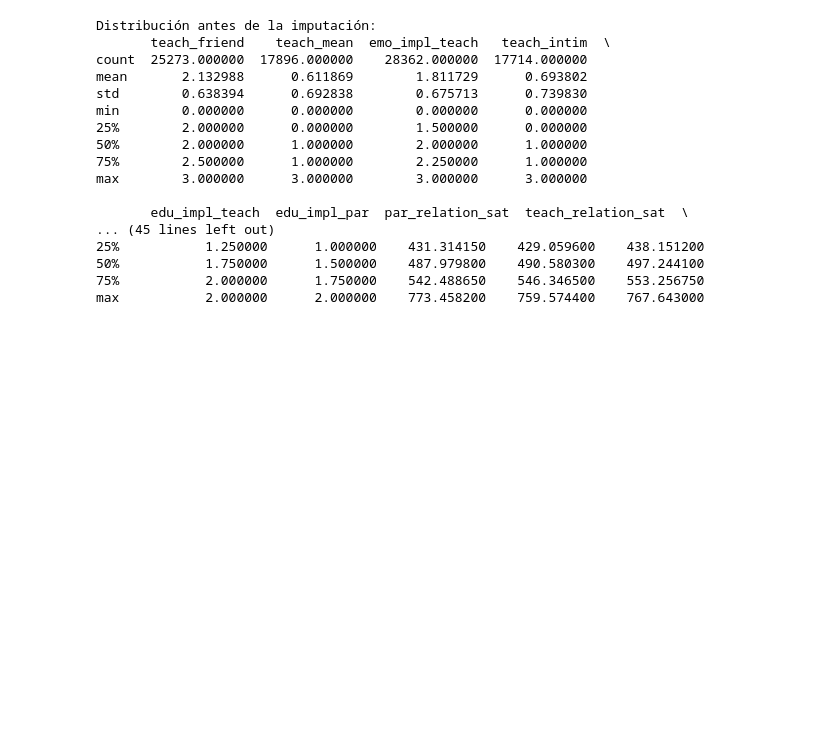
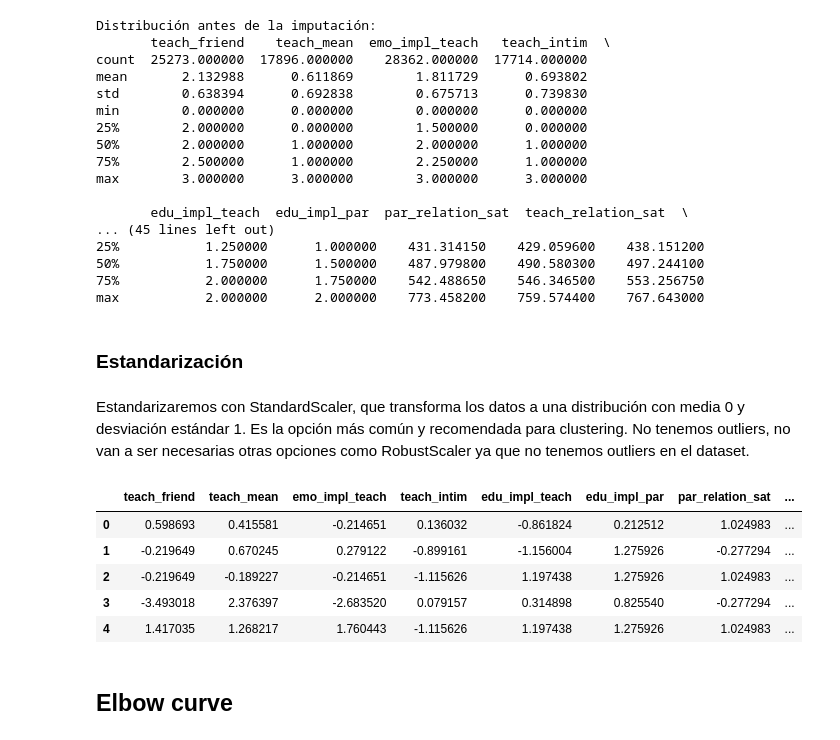
Before and after one commit to sara-fuentes/tfm_pisa_educacion, a Jupyter notebook: clustering_students.ipynb, the cells around one changed output. Cells and saved outputs as stored; diff of their text form; code cells hidden in the pictures; blank space fills up the shorter version.

```diff
--- a/clustering_students.ipynb
+++ b/clustering_students.ipynb
@@ -525,3 +535,7 @@ max        3.000000      3.000000        3.000000      3.000000
 50%           1.750000      1.500000    487.979800    490.580300    497.244100
 75%           2.000000      1.750000    542.488650    546.346500    553.256750
 max           2.000000      2.000000    773.458200    759.574400    767.643000
+# %% [markdown]
+### Estandarización
+# %% [markdown]
+Estandarizaremos con StandardScaler, que transforma los datos a una distribución con media 0 y desviación estándar 1. Es la opción más común y recomendada para clustering. No tenemos outliers, no van a ser necesarias otras opciones como RobustScaler ya que no tenemos outliers en el dataset.
@@ -527,0 +551,9 @@ max           2.000000      2.000000    773.458200    759.574400    767.643000
+# %%
+df_scaled.head()
+# %% [output]
+|  | teach_friend | teach_mean | emo_impl_teach | teach_intim | edu_impl_teach | edu_impl_par | par_relation_sat | ... |
+| 0 | 0.598693 | 0.415581 | -0.214651 | 0.136032 | -0.861824 | 0.212512 | 1.024983 | ... |
+| 1 | -0.219649 | 0.670245 | 0.279122 | -0.899161 | -1.156004 | 1.275926 | -0.277294 | ... |
+| 2 | -0.219649 | -0.189227 | -0.214651 | -1.115626 | 1.197438 | 1.275926 | 1.024983 | ... |
+| 3 | -3.493018 | 2.376397 | -2.683520 | 0.079157 | 0.314898 | 0.825540 | -0.277294 | ... |
+| 4 | 1.417035 | 1.268217 | 1.760443 | -1.115626 | 1.197438 | 1.275926 | 1.024983 | ... |
@@ -527,0 +577,2 @@ max           2.000000      2.000000    773.458200    759.574400    767.643000
+# %% [markdown]
+## Elbow curve
```
Also changed, not shown: parts of 20 cells of this notebook.
